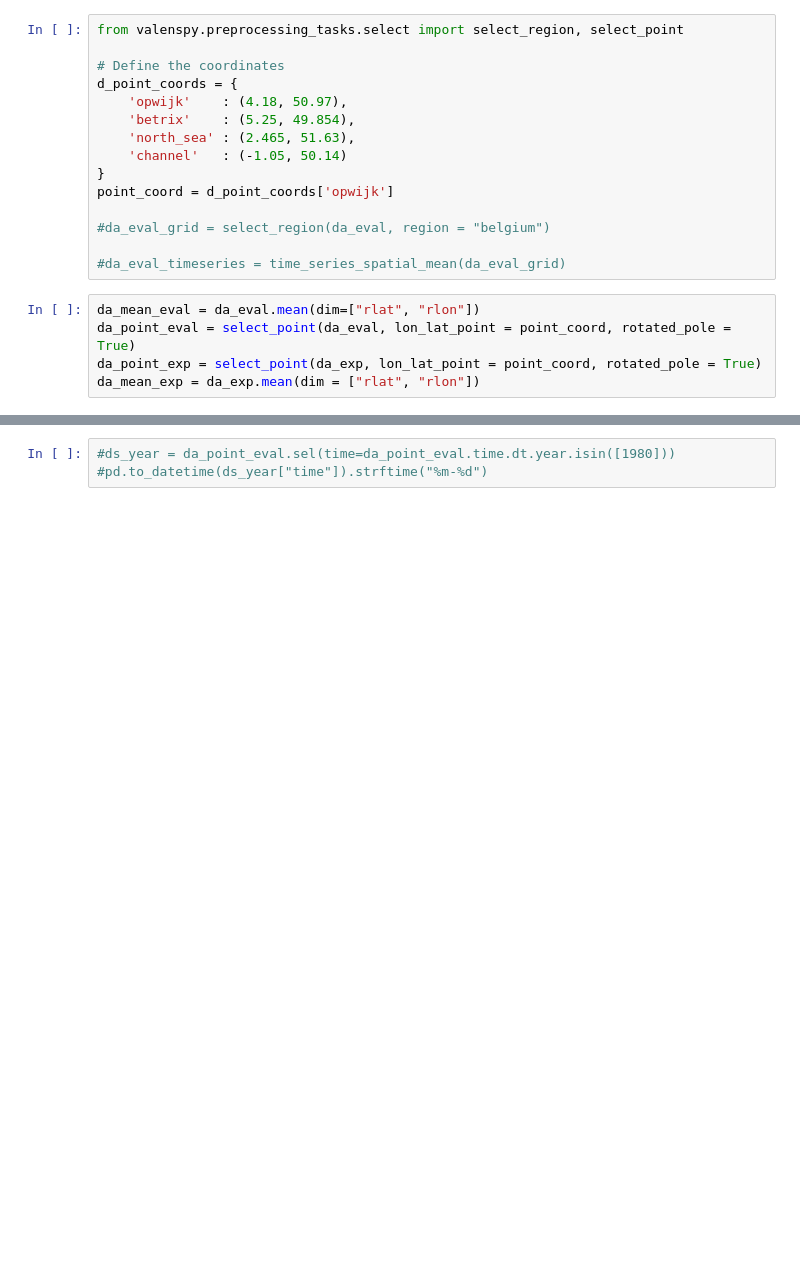
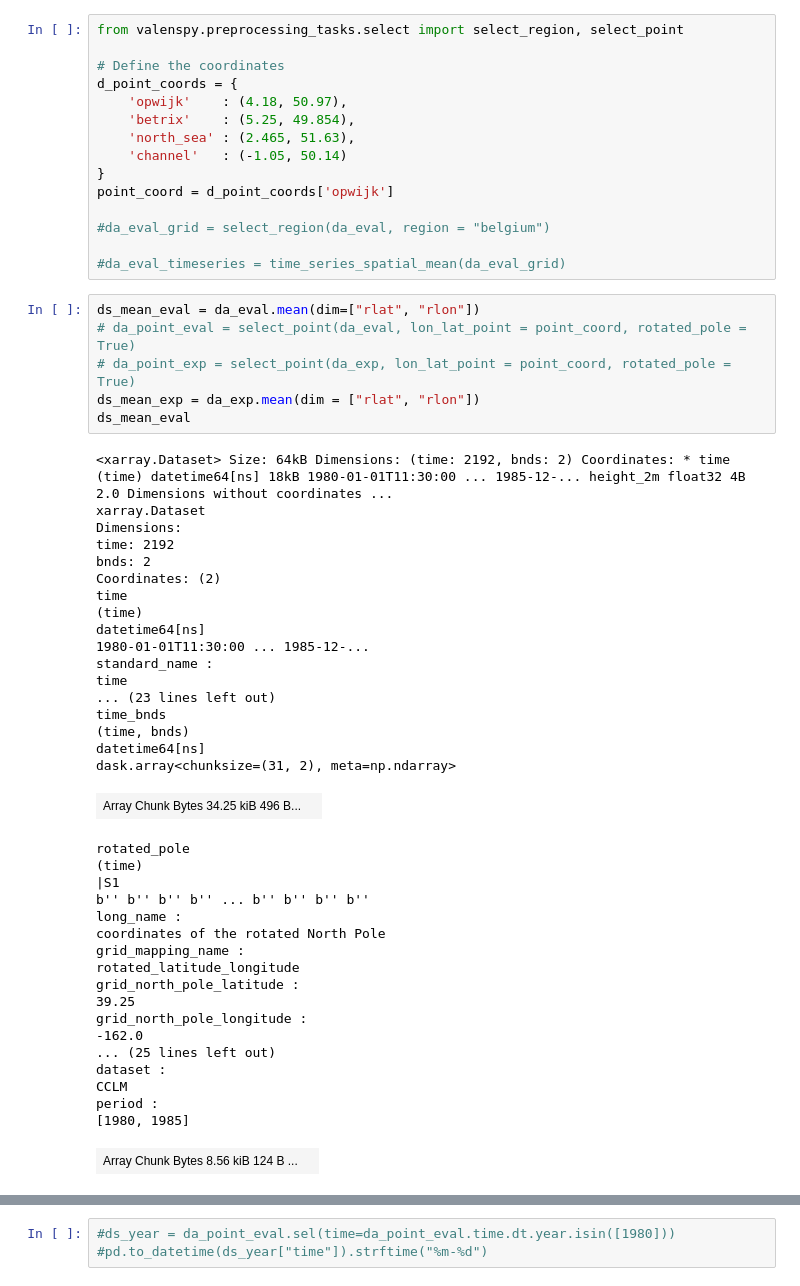
Before and after one commit to CORDEX-be2/ValEnsPy, a Jupyter notebook: evaluation_cclm/cclm_gcm_evaluation_EUR11.ipynb, the cells around one changed output, grey strips where cells are left out. Saved outputs shown, nothing was run; the diff lists cells and outputs as text; blank space fills up the shorter version.

```diff
--- a/evaluation_cclm/cclm_gcm_evaluation_EUR11.ipynb
+++ b/evaluation_cclm/cclm_gcm_evaluation_EUR11.ipynb
@@ -409,7 +308,45 @@ point_coord = d_point_coords['opwijk']
 
 #da_eval_timeseries = time_series_spatial_mean(da_eval_grid)
 # %%
-da_mean_eval = da_eval.mean(dim=["rlat", "rlon"])
-da_point_eval = select_point(da_eval, lon_lat_point = point_coord, rotated_pole = True)
-da_point_exp = select_point(da_exp, lon_lat_point = point_coord, rotated_pole = True)
-da_mean_exp = da_exp.mean(dim = ["rlat", "rlon"])
+ds_mean_eval = da_eval.mean(dim=["rlat", "rlon"])
+# da_point_eval = select_point(da_eval, lon_lat_point = point_coord, rotated_pole = True)
+# da_point_exp = select_point(da_exp, lon_lat_point = point_coord, rotated_pole = True)
+ds_mean_exp = da_exp.mean(dim = ["rlat", "rlon"])
+ds_mean_eval
+# %% [output]
+<xarray.Dataset> Size: 64kB Dimensions: (time: 2192, bnds: 2) Coordinates: * time (time) datetime64[ns] 18kB 1980-01-01T11:30:00 ... 1985-12-... height_2m float32 4B 2.0 Dimensions without coordinates ...
+xarray.Dataset
+Dimensions:
+time: 2192
+bnds: 2
+Coordinates: (2)
+time
+(time)
+datetime64[ns]
+1980-01-01T11:30:00 ... 1985-12-...
+standard_name :
+time
+... (23 lines left out)
+time_bnds
+(time, bnds)
+datetime64[ns]
+dask.array<chunksize=(31, 2), meta=np.ndarray>
+| Array Chunk Bytes 34.25 kiB 496 B... |  |
+rotated_pole
+(time)
+|S1
+b'' b'' b'' b'' ... b'' b'' b'' b''
+long_name :
+coordinates of the rotated North Pole
+grid_mapping_name :
+rotated_latitude_longitude
+grid_north_pole_latitude :
+39.25
+grid_north_pole_longitude :
+-162.0
+... (25 lines left out)
+dataset :
+CCLM
+period :
+[1980, 1985]
+| Array Chunk Bytes 8.56 kiB 124 B ... |  |
```
Also changed, not shown: parts of 11 cells of this notebook.
